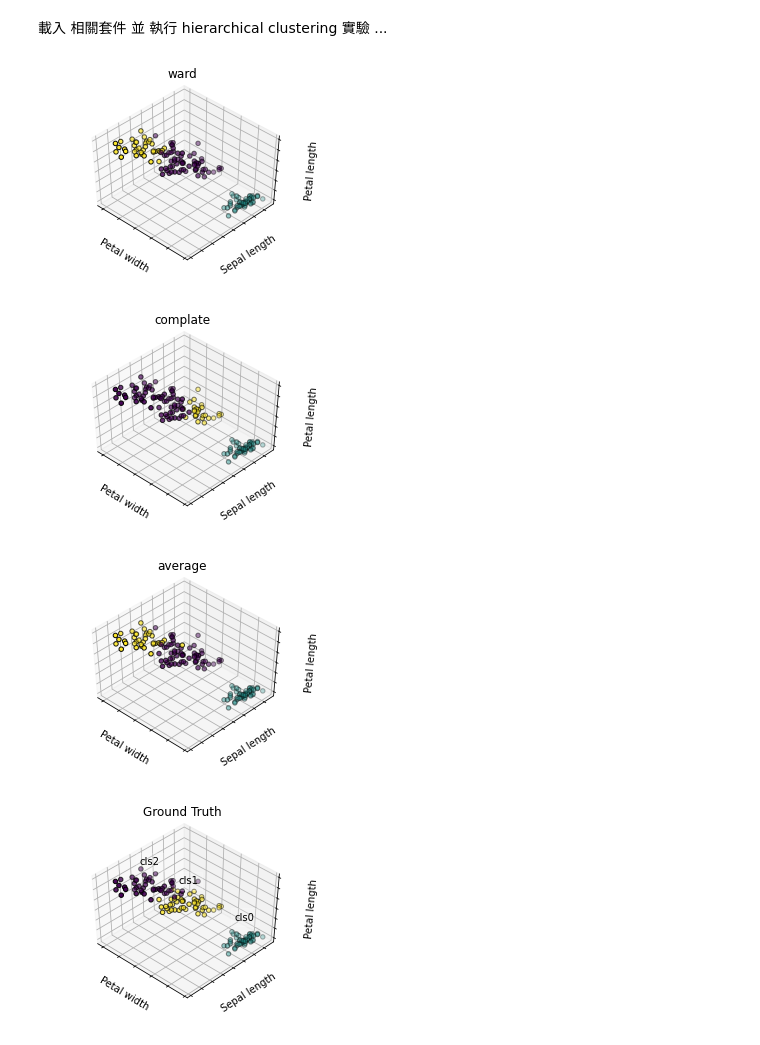
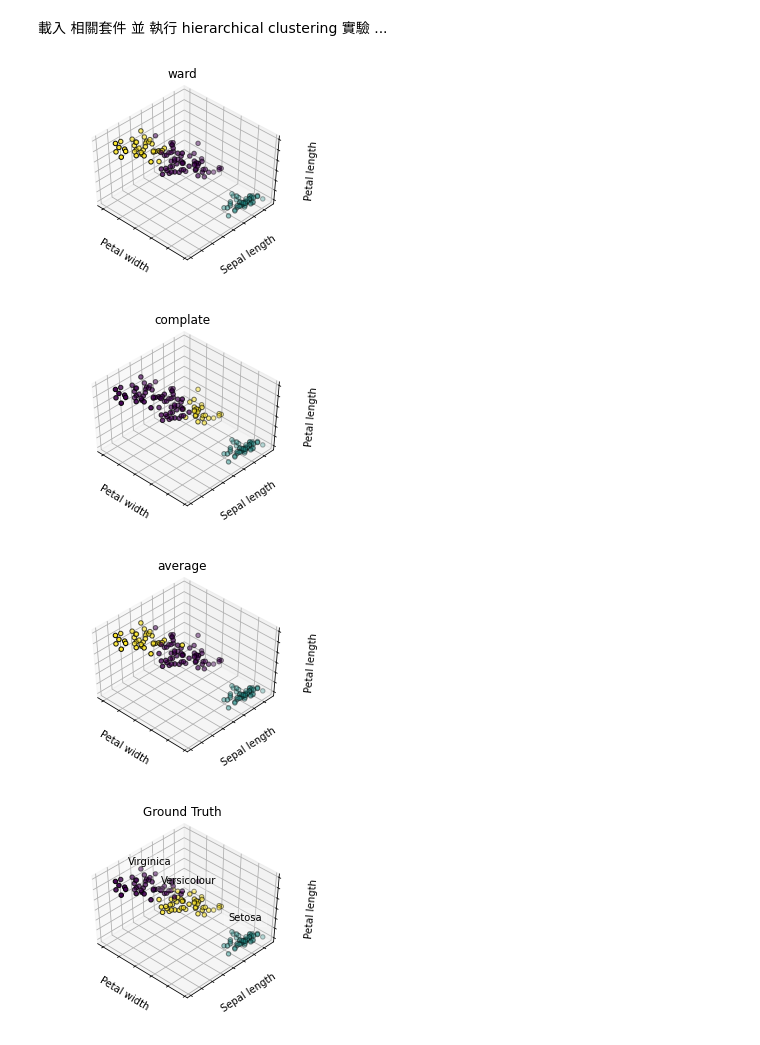
Before and after one commit to bettysmilehahaha/4th-ML100Days, a Jupyter notebook: homework/Day_057_HW.ipynb, the cells around one changed output. Drawn from its saved outputs; the diff is of its cells as text; code cells hidden in the pictures.

```diff
--- a/homework/Day_057_HW.ipynb
+++ b/homework/Day_057_HW.ipynb
@@ -51,34 +51,34 @@ for name, est in estimators:
     ax.dist = 12
     fignum = fignum + 1
 
 # Plot the ground truth
 fig = plt.figure(fignum, figsize=(4, 3))
 ax = Axes3D(fig, rect=[0, 0, .95, 1], elev=48, azim=134)
 
-for name, label in [('cls0', 0),
-                    ('cls1', 1),
-                    ('cls2', 2)]:
+for name, label in [('Setosa', 0),
+                    ('Versicolour', 1),
+                    ('Virginica', 2)]:
     ax.text3D(X[y == label, 3].mean(),
               X[y == label, 0].mean(),
               X[y == label, 2].mean() + 2, name,
               horizontalalignment='center',
               bbox=dict(alpha=.2, edgecolor='w', facecolor='w'))
 # Reorder the labels to have colors matching the cluster results
 y = np.choose(y, [1, 2, 0]).astype(np.float)
 ax.scatter(X[:, 3], X[:, 0], X[:, 2], c=y, edgecolor='k')
 
 ax.w_xaxis.set_ticklabels([])
 ax.w_yaxis.set_ticklabels([])
 ax.w_zaxis.set_ticklabels([])
 ax.set_xlabel('Petal width')
 ax.set_ylabel('Sepal length')
 ax.set_zlabel('Petal length')
 ax.set_title('Ground Truth')
 ax.dist = 12
 
 #fig.show()
 # %% [output]
 [figure]
 [figure]
 [figure]
-[figure, old version]
+[figure, new version]
```
